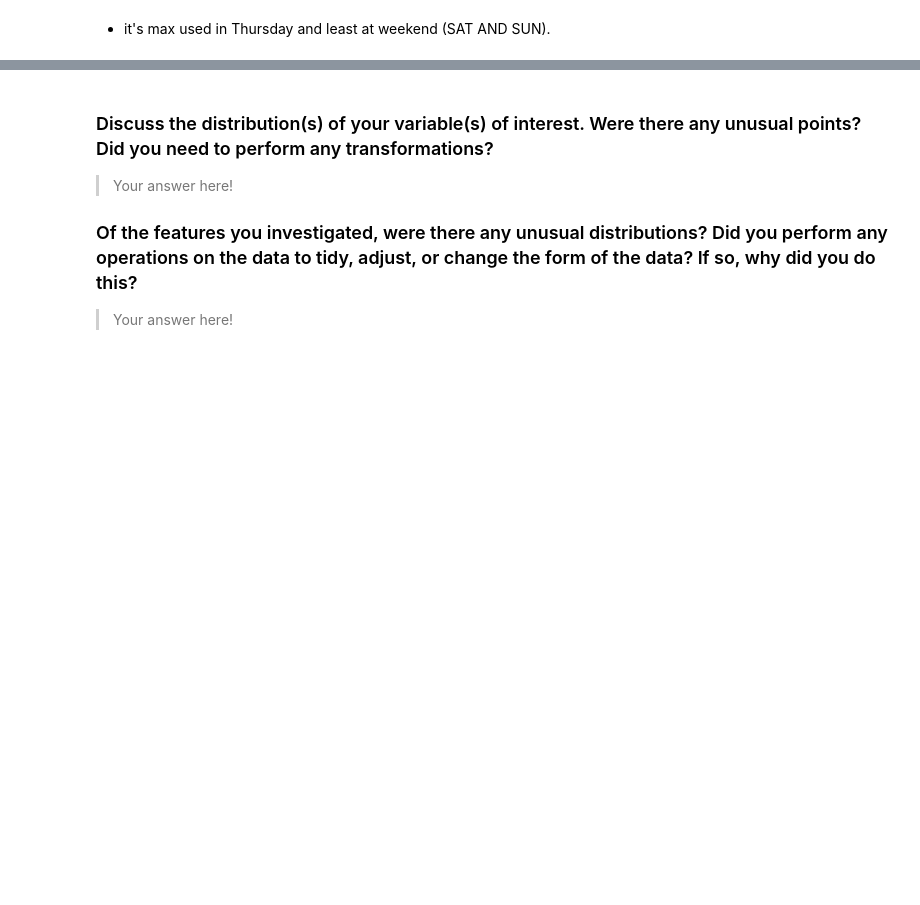
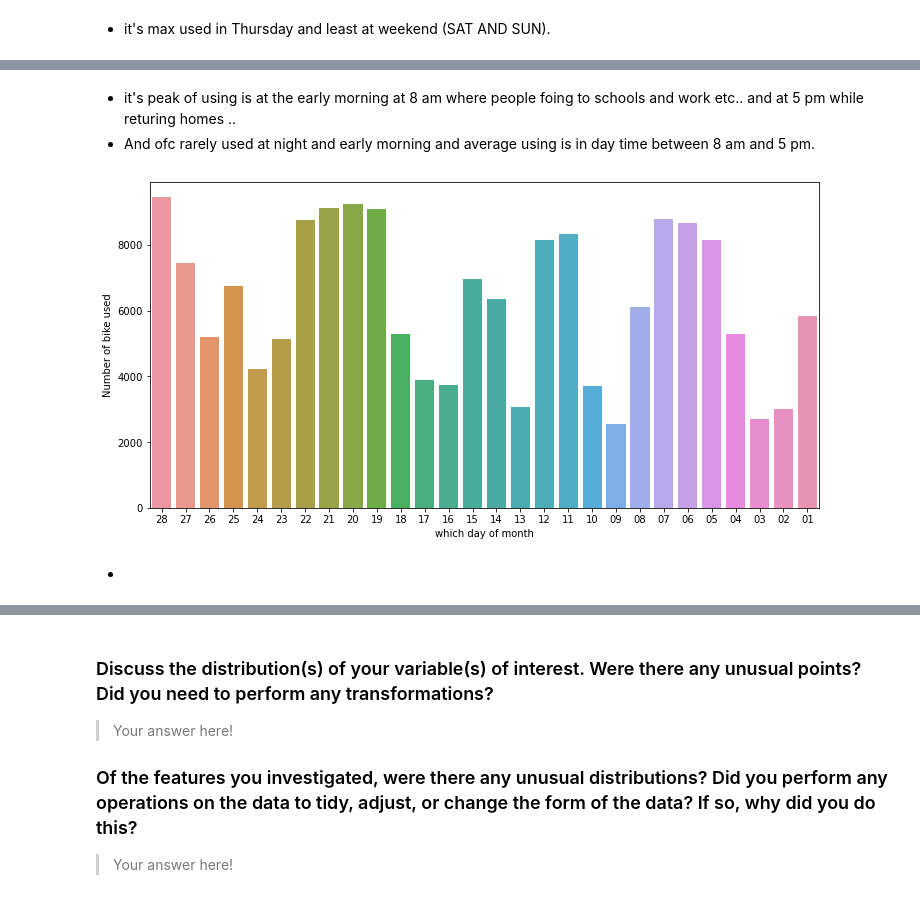
Before and after one commit to Theabdelkader/Communicate-Data-Findings-Ford-GoBike-System, a Jupyter notebook: exploration_template.ipynb, the cells around one changed output, grey strips where cells are left out. Cells and saved outputs as stored; diff of their text form; code cells hidden in the pictures; blank space fills up the shorter version.

```diff
--- a/exploration_template.ipynb
+++ b/exploration_template.ipynb
@@ -356,3 +359,15 @@ plt.xlabel('hour of the day');
+# %% [markdown]
+- it's peak of using is at the early morning at 8 am where people foing to schools and work etc.. and at 5 pm while returing homes ..
+- And ofc rarely used at night and early morning and average using is in day time between 8 am and 5 pm.
+# %%
+plt.figure(figsize=(12,6))
+sb.countplot(data=df, x='day_of_month');
+plt.xlabel('which day of month');
+plt.ylabel('Number of bike used');
+# %% [output]
+[figure, added]
+# %% [markdown]
+-
 # %%
 df.head()
 # %% [output]
```
Also changed, not shown: parts of 3 cells of this notebook.
